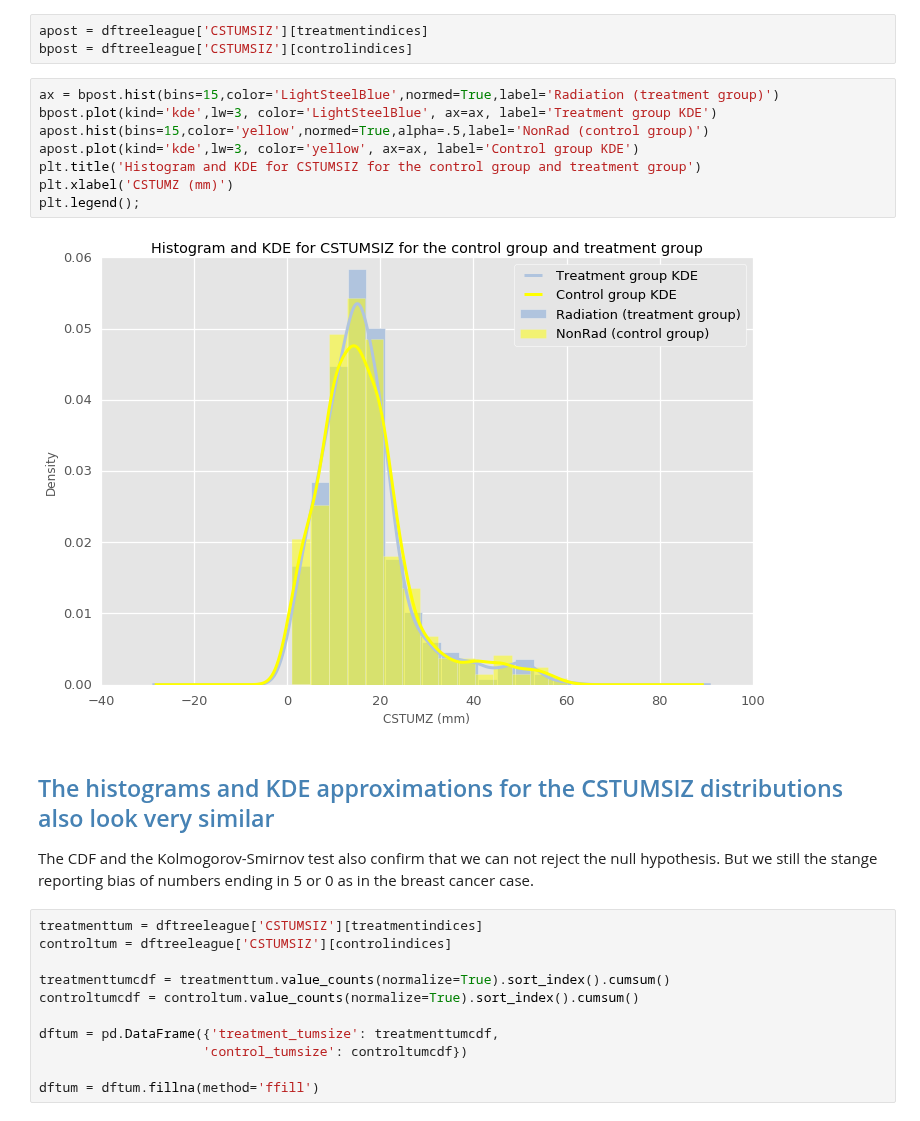
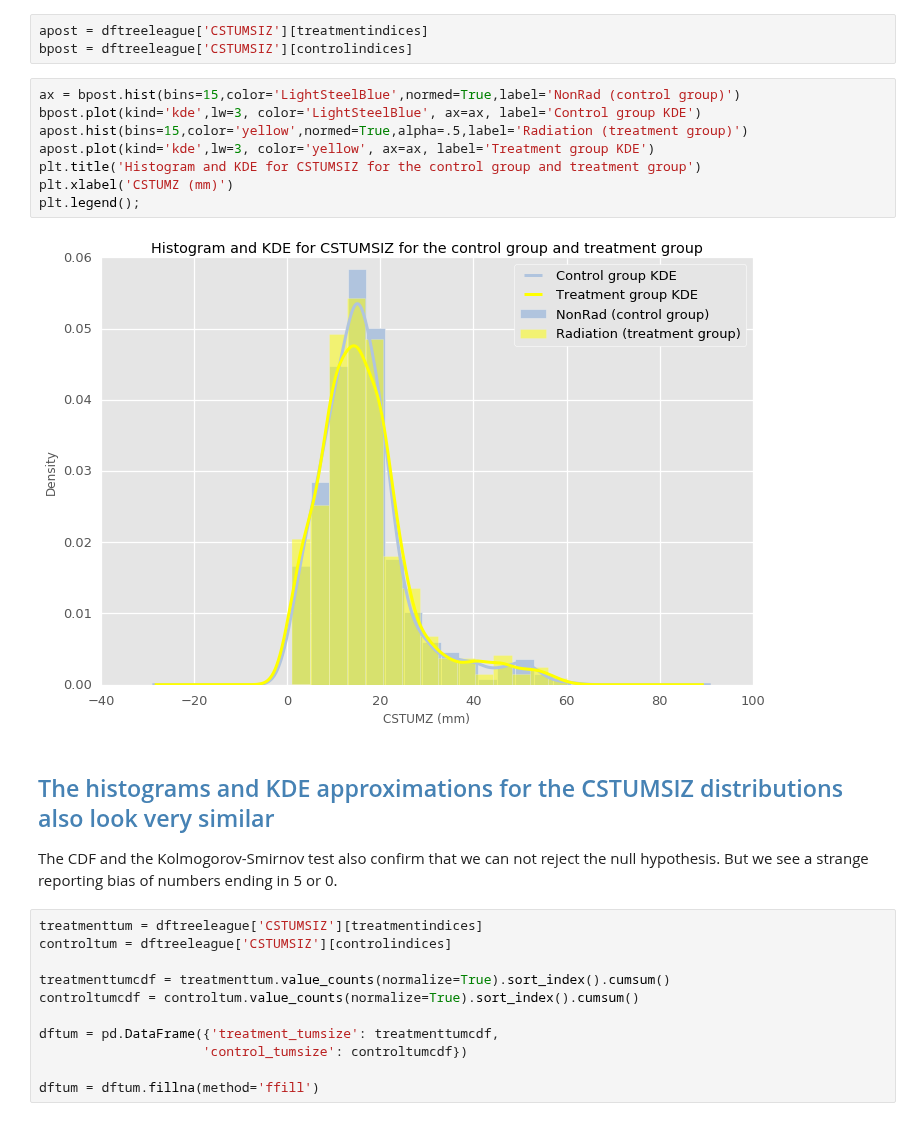
Before and after one commit to doolingdavid/SEERMATCH2, a Jupyter notebook: prostate_example.ipynb, the cells around one changed output. Drawn from its saved outputs; the diff is of its cells as text.

```diff
--- a/prostate_example.ipynb
+++ b/prostate_example.ipynb
@@ -772,19 +772,19 @@ plt.title('Boxplots of YEAR_DX for the control and treatment groups');
 apost = dftreeleague['CSTUMSIZ'][treatmentindices]
 bpost = dftreeleague['CSTUMSIZ'][controlindices]
 # %%
-ax = bpost.hist(bins=15,color='LightSteelBlue',normed=True,label='Radiation (treatment group)')
-bpost.plot(kind='kde',lw=3, color='LightSteelBlue', ax=ax, label='Treatment group KDE')
-apost.hist(bins=15,color='yellow',normed=True,alpha=.5,label='NonRad (control group)')
-apost.plot(kind='kde',lw=3, color='yellow', ax=ax, label='Control group KDE')
+ax = bpost.hist(bins=15,color='LightSteelBlue',normed=True,label='NonRad (control group)')
+bpost.plot(kind='kde',lw=3, color='LightSteelBlue', ax=ax, label='Control group KDE')
+apost.hist(bins=15,color='yellow',normed=True,alpha=.5,label='Radiation (treatment group)')
+apost.plot(kind='kde',lw=3, color='yellow', ax=ax, label='Treatment group KDE')
 plt.title('Histogram and KDE for CSTUMSIZ for the control group and treatment group')
 plt.xlabel('CSTUMZ (mm)')
 plt.legend();
 # %% [output]
-[figure, old version]
+[figure, new version]
 # %% [markdown]
 ## <font color="steelblue">The histograms and KDE approximations for the CSTUMSIZ distributions also look very similar</font>
 
-The CDF and the Kolmogorov-Smirnov test also confirm that we can not reject the null hypothesis. But we still the stange reporting bias of numbers ending in 5 or 0 as in the breast cancer case.
+The CDF and the Kolmogorov-Smirnov test also confirm that we can not reject the null hypothesis. But we see a strange reporting bias of numbers ending in 5 or 0.
 # %%
 treatmenttum = dftreeleague['CSTUMSIZ'][treatmentindices]
 controltum = dftreeleague['CSTUMSIZ'][controlindices]
```
Also changed, not shown: parts of 7 cells of this notebook.
